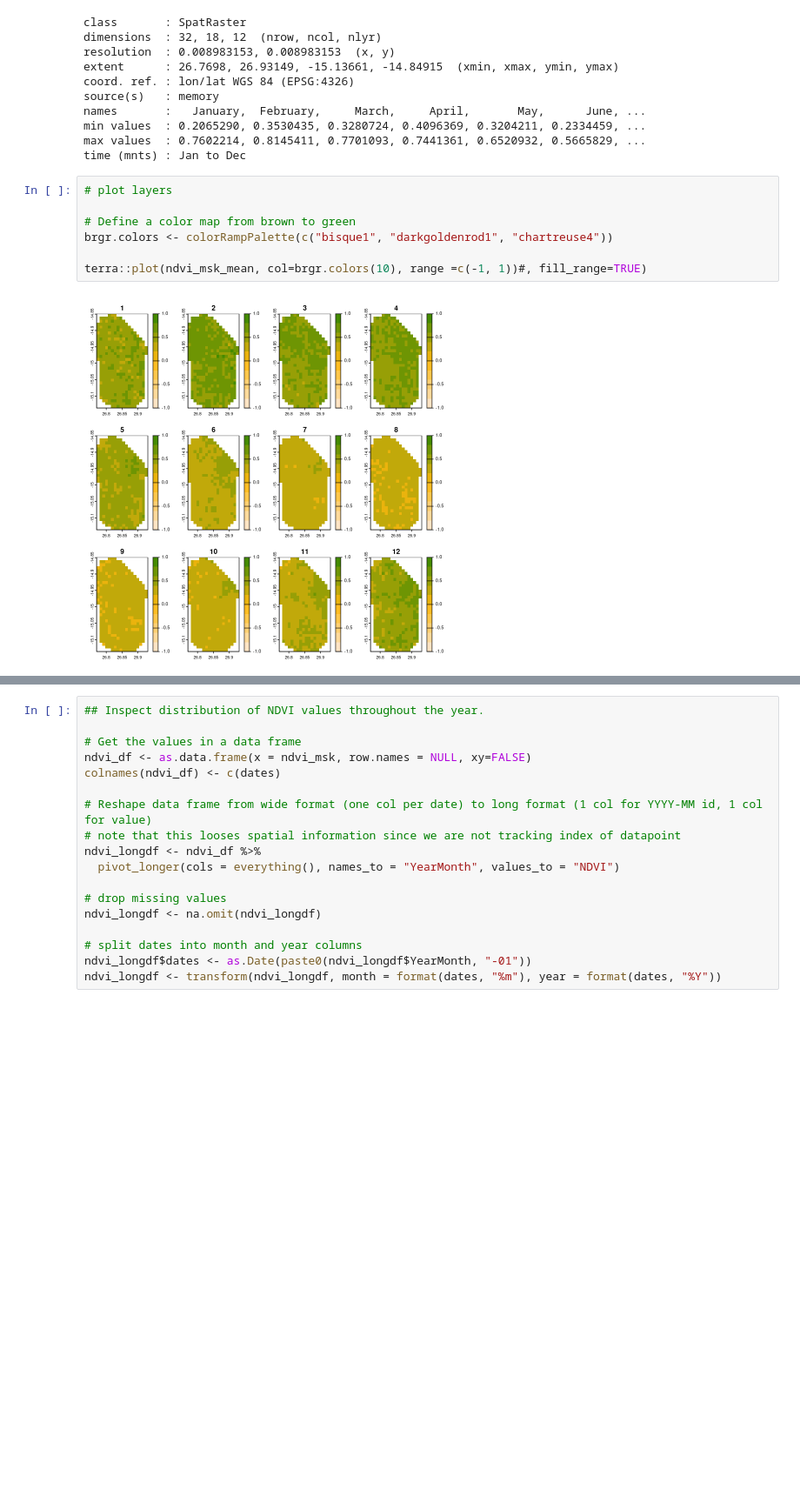
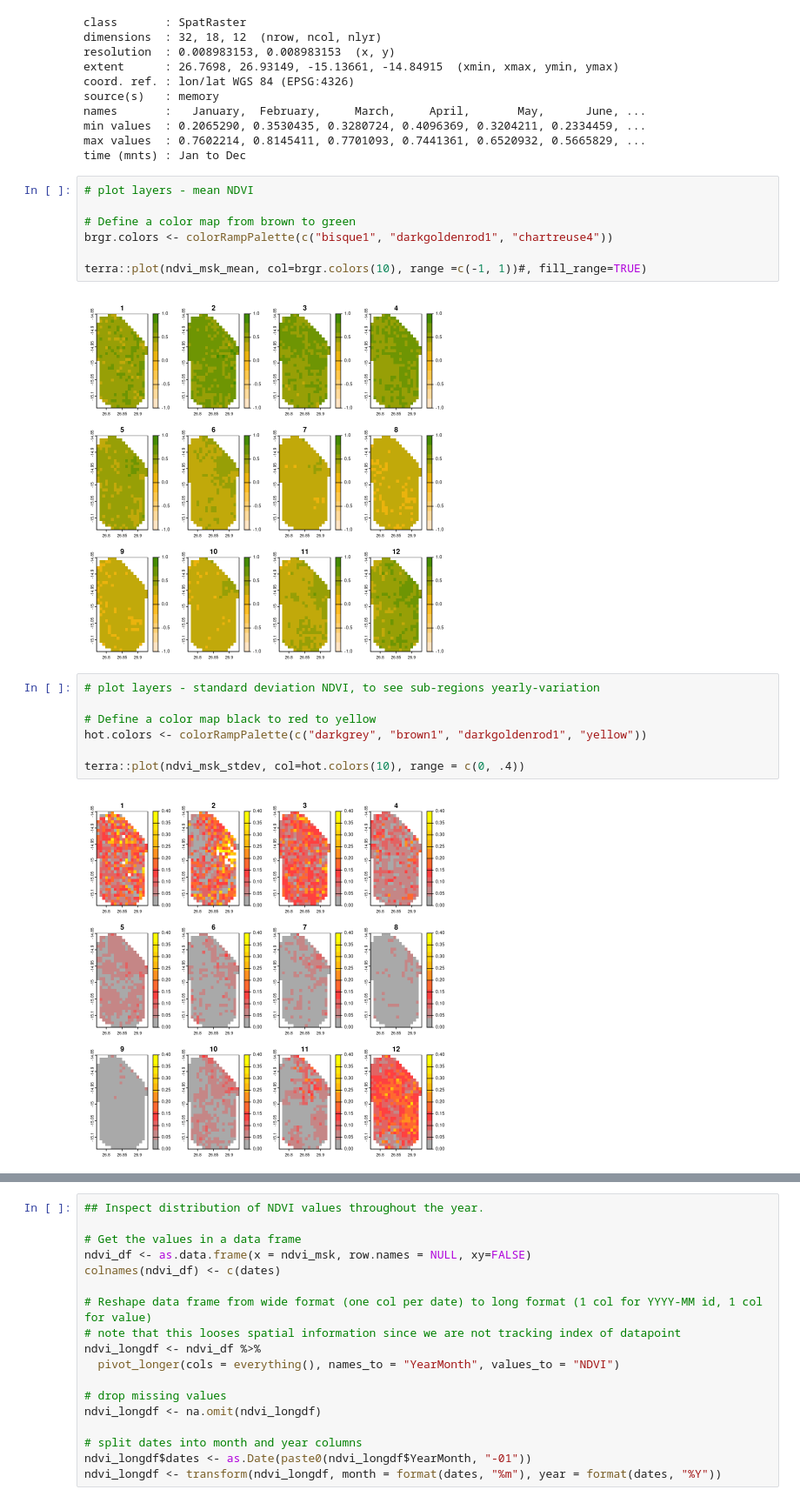
Before and after one commit to SensingClues/correlaid-environmental-time-series, a Jupyter notebook: notebooks/inspect_data_example.ipynb, the cells around one changed output, grey strips where cells are left out. Shown at 87% size. Cells and saved outputs as stored; diff of their text form; blank space fills up the shorter version.

Commit message:
also plotting std per month, to check variation across years

```diff
--- a/notebooks/inspect_data_example.ipynb
+++ b/notebooks/inspect_data_example.ipynb
@@ -134,7 +137,7 @@ min values  : 0.2065290, 0.3530435, 0.3280724, 0.4096369, 0.3204211, 0.2334459,
 max values  : 0.7602214, 0.8145411, 0.7701093, 0.7441361, 0.6520932, 0.5665829, ...
 time (mnts) : Jan to Dec
 # %%
-# plot layers
+# plot layers - mean NDVI
 
 # Define a color map from brown to green
 brgr.colors <- colorRampPalette(c("bisque1", "darkgoldenrod1", "chartreuse4"))
@@ -142,3 +145,12 @@ brgr.colors <- colorRampPalette(c("bisque1", "darkgoldenrod1", "chartreuse4"))
 terra::plot(ndvi_msk_mean, col=brgr.colors(10), range =c(-1, 1))#, fill_range=TRUE)
 # %% [output]
 [figure]
+# %%
+# plot layers - standard deviation NDVI, to see sub-regions yearly-variation
+
+# Define a color map black to red to yellow
+hot.colors <- colorRampPalette(c("darkgrey", "brown1", "darkgoldenrod1", "yellow"))
+
+terra::plot(ndvi_msk_stdev, col=hot.colors(10), range = c(0, .4))
+# %% [output]
+[figure, added]
```
Also changed, not shown: parts of 3 cells of this notebook.
